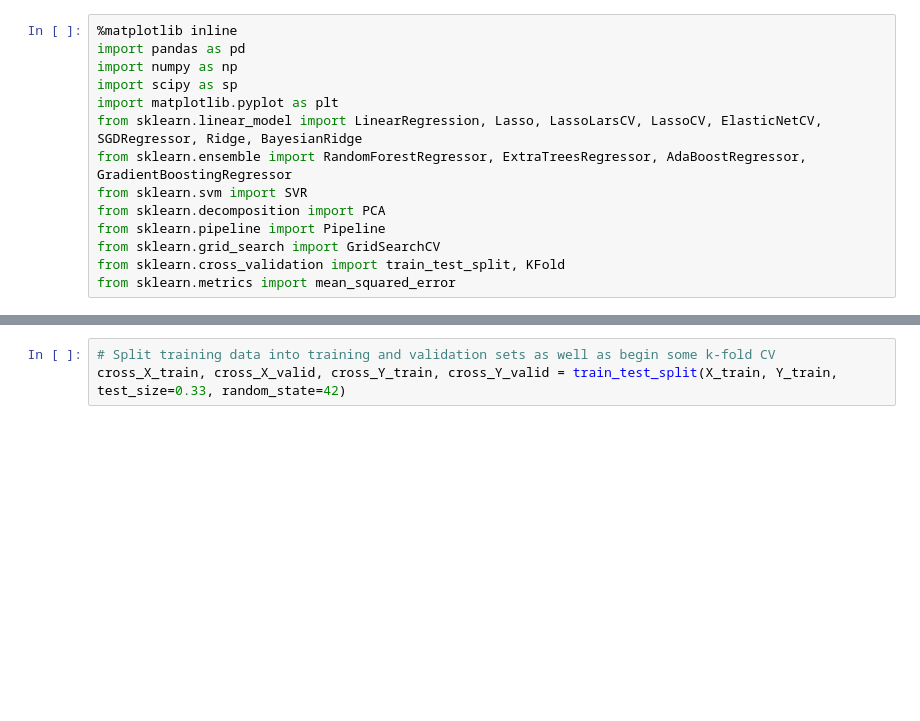
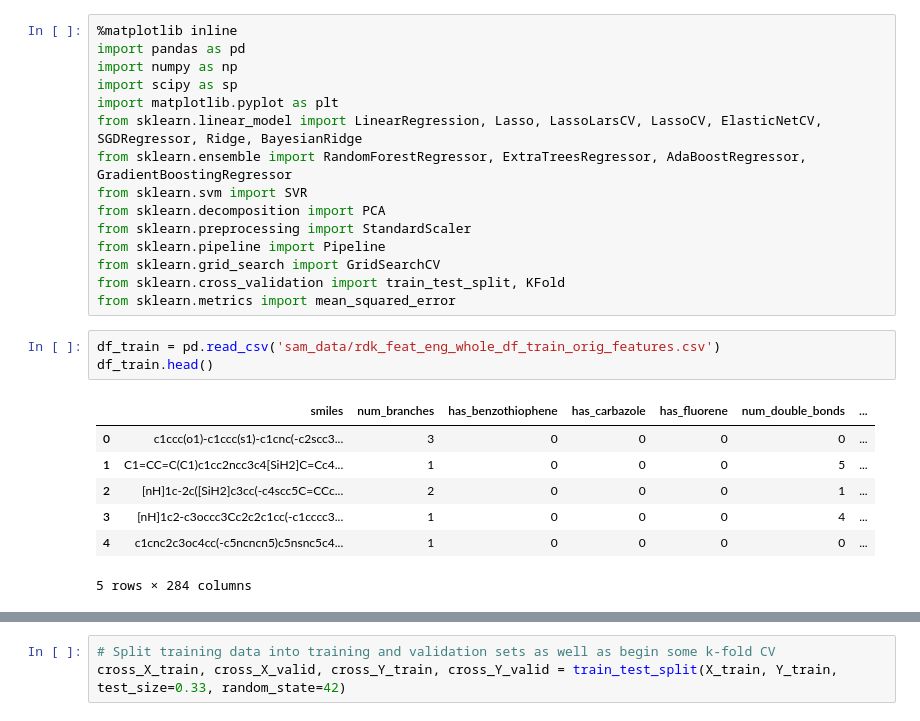
Before and after one commit to twkillian/cs181_practicals, a Jupyter notebook: Practical 1/TWK_model_selection.ipynb, the cells around one changed output, grey strips where cells are left out. Cells and saved outputs as stored; diff of their text form; blank space fills up the shorter version.

Commit message:
Added scaling to non-binary features in training data

```diff
--- a/Practical 1/TWK_model_selection.ipynb
+++ b/Practical 1/TWK_model_selection.ipynb
@@ -8,7 +8,19 @@ from sklearn.linear_model import LinearRegression, Lasso, LassoLarsCV, LassoCV,
 from sklearn.ensemble import RandomForestRegressor, ExtraTreesRegressor, AdaBoostRegressor, GradientBoostingRegressor
 from sklearn.svm import SVR
 from sklearn.decomposition import PCA
+from sklearn.preprocessing import StandardScaler
 from sklearn.pipeline import Pipeline
 from sklearn.grid_search import GridSearchCV
 from sklearn.cross_validation import train_test_split, KFold
 from sklearn.metrics import mean_squared_error
+# %%
+df_train = pd.read_csv('sam_data/rdk_feat_eng_whole_df_train_orig_features.csv')
+df_train.head()
+# %% [output]
+|  | smiles | num_branches | has_benzothiophene | has_carbazole | has_fluorene | num_double_bonds | ... |
+| 0 | c1ccc(o1)-c1ccc(s1)-c1cnc(-c2scc3... | 3 | 0 | 0 | 0 | 0 | ... |
+| 1 | C1=CC=C(C1)c1cc2ncc3c4[SiH2]C=Cc4... | 1 | 0 | 0 | 0 | 5 | ... |
+| 2 | [nH]1c-2c([SiH2]c3cc(-c4scc5C=CCc... | 2 | 0 | 0 | 0 | 1 | ... |
+| 3 | [nH]1c2-c3occc3Cc2c2c1cc(-c1cccc3... | 1 | 0 | 0 | 0 | 4 | ... |
+| 4 | c1cnc2c3oc4cc(-c5ncncn5)c5nsnc5c4... | 1 | 0 | 0 | 0 | 0 | ... |
+5 rows × 284 columns
```
Also changed, not shown: parts of 11 cells of this notebook.
